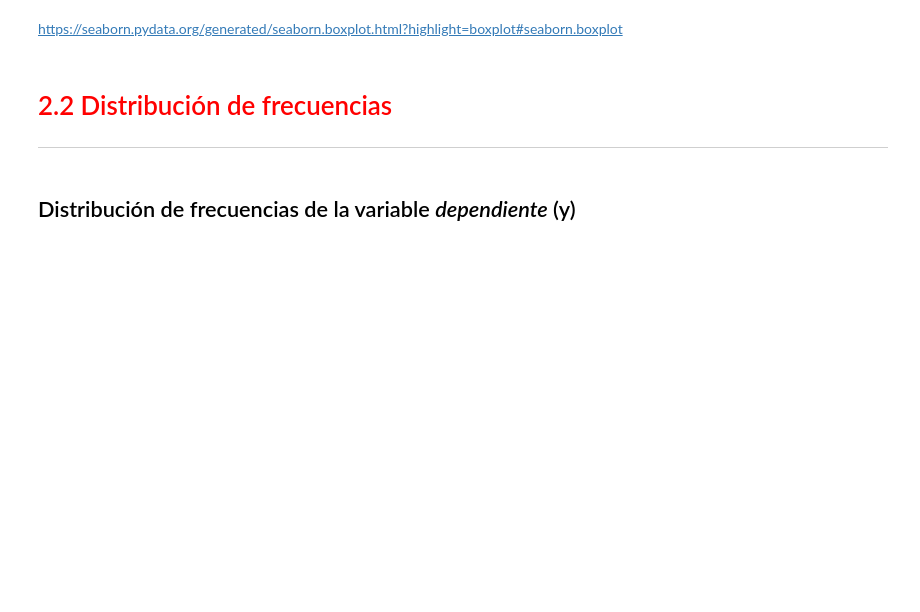
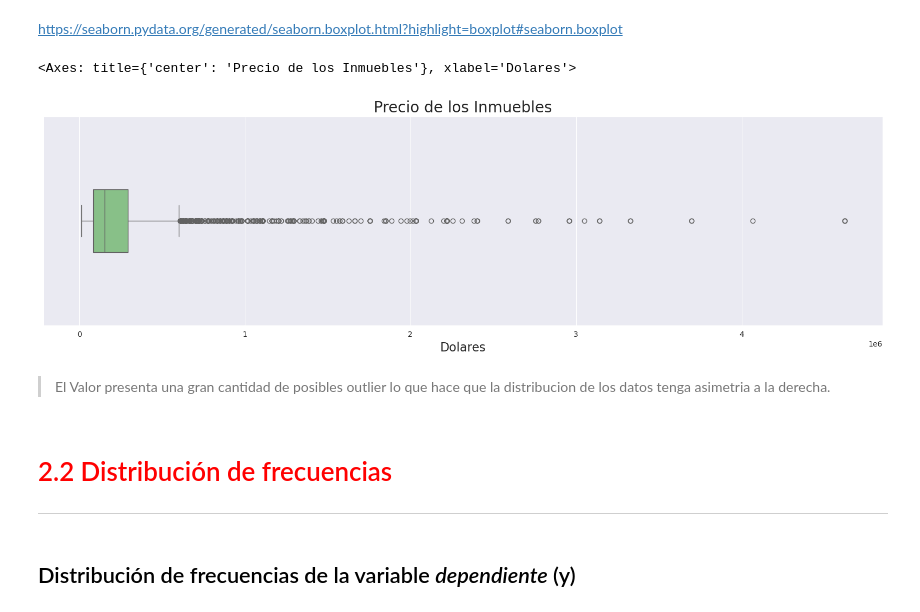
Before and after one commit to jbernalg/ALURA_Data_Science, a Jupyter notebook: Estadistica_ML/RL_Avanzada/Regresion_Lineal_II.ipynb, the cells around one changed output. Drawn from its saved outputs; the diff is of its cells as text; code cells hidden in the pictures; blank space fills up the shorter version.

Commit message:
boxplot en la variable dependiente

```diff
--- a/Estadistica_ML/RL_Avanzada/Regresion_Lineal_II.ipynb
+++ b/Estadistica_ML/RL_Avanzada/Regresion_Lineal_II.ipynb
@@ -92,8 +94,9 @@ https://seaborn.pydata.org/
 ## Configuración del formato de los gráficos
 # %%
 # palette -> Accent, Accent_r, Blues, Blues_r, BrBG, BrBG_r, BuGn, BuGn_r, BuPu, BuPu_r, CMRmap, CMRmap_r, Dark2, Dark2_r, GnBu, GnBu_r, Greens, Greens_r, Greys, Greys_r, OrRd, OrRd_r, Oranges, Oranges_r, PRGn, PRGn_r, Paired, Paired_r, Pastel1, Pastel1_r, Pastel2, Pastel2_r, PiYG, PiYG_r, PuBu, PuBuGn, PuBuGn_r, PuBu_r, PuOr, PuOr_r, PuRd, PuRd_r, Purples, Purples_r, RdBu, RdBu_r, RdGy, RdGy_r, RdPu, RdPu_r, RdYlBu, RdYlBu_r, RdYlGn, RdYlGn_r, Reds, Reds_r, Set1, Set1_r, Set2, Set2_r, Set3, Set3_r, Spectral, Spectral_r, Wistia, Wistia_r, YlGn, YlGnBu, YlGnBu_r, YlGn_r, YlOrBr, YlOrBr_r, YlOrRd, YlOrRd_r, afmhot, afmhot_r, autumn, autumn_r, binary, binary_r, bone, bone_r, brg, brg_r, bwr, bwr_r, cividis, cividis_r, cool, cool_r, coolwarm, coolwarm_r, copper, copper_r, cubehelix, cubehelix_r, flag, flag_r, gist_earth, gist_earth_r, gist_gray, gist_gray_r, gist_heat, gist_heat_r, gist_ncar, gist_ncar_r, gist_rainbow, gist_rainbow_r, gist_stern, gist_stern_r, gist_yarg, gist_yarg_r, gnuplot, gnuplot2, gnuplot2_r, gnuplot_r, gray, gray_r, hot, hot_r, hsv, hsv_r, icefire, icefire_r, inferno, inferno_r, jet, jet_r, magma, magma_r, mako, mako_r, nipy_spectral, nipy_spectral_r, ocean, ocean_r, pink, pink_r, plasma, plasma_r, prism, prism_r, rainbow, rainbow_r, rocket, rocket_r, seismic, seismic_r, spring, spring_r, summer, summer_r, tab10, tab10_r, tab20, tab20_r, tab20b, tab20b_r, tab20c, tab20c_r, terrain, terrain_r, viridis, viridis_r, vlag, vlag_r, winter, winter_r
-
+sns.set_palette('Accent')
 # style -> white, dark, whitegrid, darkgrid, ticks
+sns.set_style('darkgrid')
 # %% [markdown]
 ## Box plot de la variable *dependiente* (y)
 # %% [markdown]
@@ -101,11 +104,17 @@ https://seaborn.pydata.org/
 # %% [markdown]
 https://seaborn.pydata.org/generated/seaborn.boxplot.html?highlight=boxplot#seaborn.boxplot
 # %%
-
+# conigurar grafico
+ax = sns.boxplot(data=datos['Valor'], orient='h', width=0.3)
 ax.figure.set_size_inches(20, 5)
 ax.set_title('Precio de los Inmuebles', fontsize=20)
 ax.set_xlabel('Dolares', fontsize=16)
 ax
+# %% [output]
+<Axes: title={'center': 'Precio de los Inmuebles'}, xlabel='Dolares'>
+[figure, added]
+# %% [markdown]
+> El Valor presenta una gran cantidad de posibles outlier lo que hace que la distribucion de los datos tenga asimetria a la derecha.
 # %% [markdown]
 # <font color='red' style='font-size: 30px;'>2.2 Distribución de frecuencias</font>
 <hr style='border: 2px solid red;'>
```
Also changed, not shown: parts of 1 cell of this notebook.
